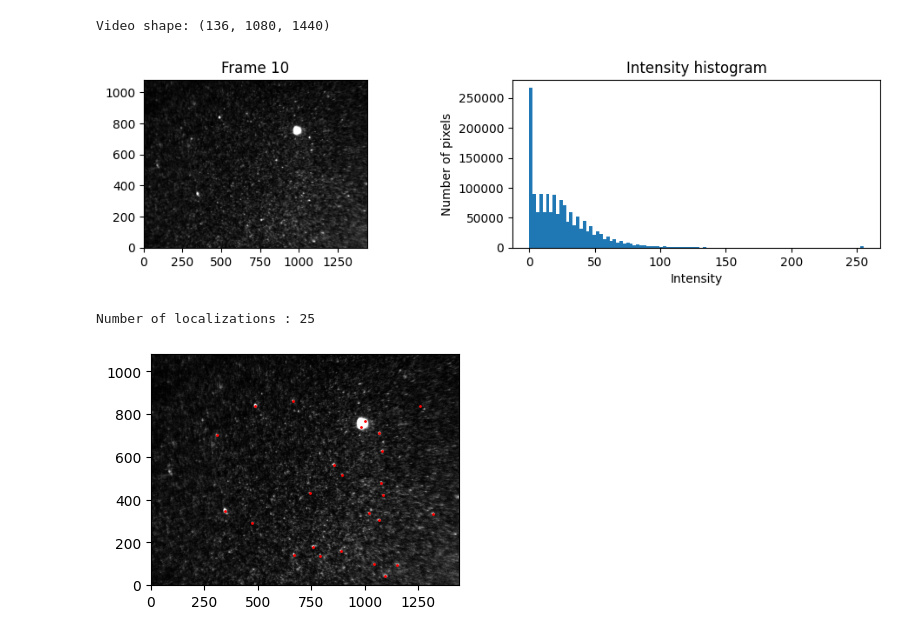
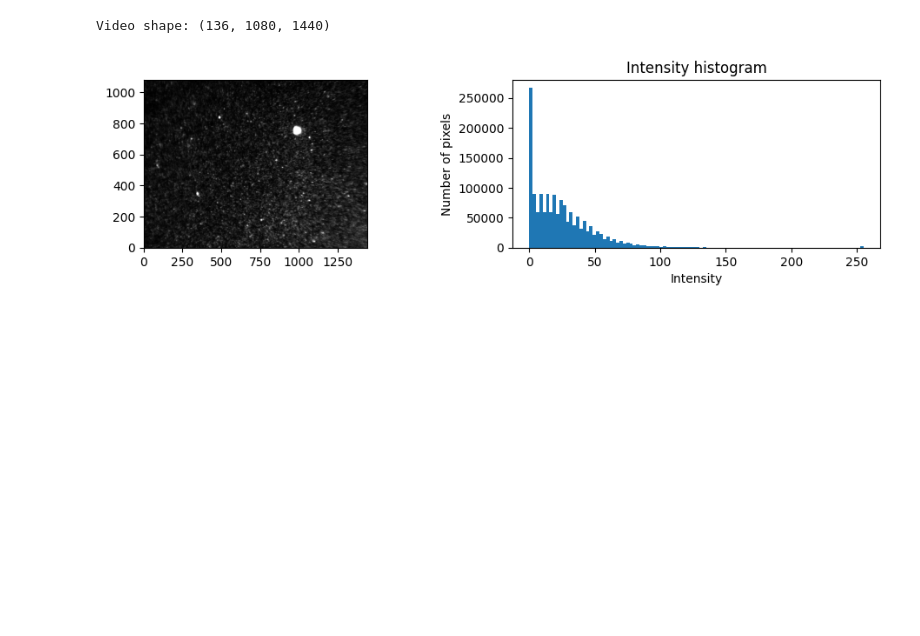
Before and after one commit to BlackcrownC/PHS3910, a Jupyter notebook: Mandat_3/Loc_mult_part.ipynb, the cells around one changed output. Drawn from its saved outputs; the diff is of its cells as text; code cells hidden in the pictures; blank space fills up the shorter version.

```diff
--- a/Mandat_3/Loc_mult_part.ipynb
+++ b/Mandat_3/Loc_mult_part.ipynb
@@ -67,7 +67,7 @@ def point_sparser(x,y,dist_threshold):
     y_filtered = filtered_points[:, 1]
     return x_filtered, y_filtered
 
-def super_locs(image,intensity_threshold,dist_threshold):
+def super_locs(image,intensity_threshold,dist_threshold,plot):
     # Threshold finder
     if intensity_threshold == 'auto':
         histogram, bins = np.histogram(image.flatten(), bins=256, range=[0, 256])
@@ -112,6 +112,12 @@ def super_locs(image,intensity_threshold,dist_threshold):
             y_loc.append(params[2])
         finally:
             continue
+    if plot == True:
+        print(f"Number of localizations : {len(x_loc)}")
+        plt.figure(figsize=(5,3))
+        plt.imshow(image, cmap='gray',origin='lower', aspect='equal')
+        plt.scatter(x_loc, y_loc, color='r', s=1)
+        plt.show()
 
     return x_loc, y_loc
 
@@ -151,30 +157,23 @@ Video shape: (136, 1080, 1440)
 # %%
 # Il y a seulement 3 choses à choisir : frame_idx, intensity_threshold et distance_threshold
 # dist_threshold c'est la distance minimale entre 2 émetteurs
 
 frame_idx = 10
 image = video_array[frame_idx,:,:]
 
+
 plt.figure(figsize=(12, 2.5))
 plt.subplot(1, 2, 1)
-plt.title(f'Frame {frame_idx}')
+#plt.title(f'Frame {frame_idx}')
 plt.imshow(image, cmap='gray', origin='lower', aspect='equal')
 plt.subplot(1, 2, 2)
 plt.title('Intensity histogram')
 plt.hist(image.flatten(), bins=100)
 plt.xlabel('Intensity')
 plt.ylabel('Number of pixels')
 plt.show()
 
 
-x, y = super_locs(image,intensity_threshold=250,dist_threshold=50)
-print(f"Number of localizations : {len(x)}")
-
-plt.figure(figsize=(5,3))
-plt.imshow(image, cmap='gray',origin='lower', aspect='equal')
-plt.scatter(x, y, color='r', s=1)
-plt.show()
+x, y = super_locs(image,intensity_threshold=250,dist_threshold=50,plot=False)
 # %% [output]
-[figure, old version]
+[figure, new version]
-Number of localizations : 25
-[figure, removed]
```
Also changed, not shown: 2 other files.
